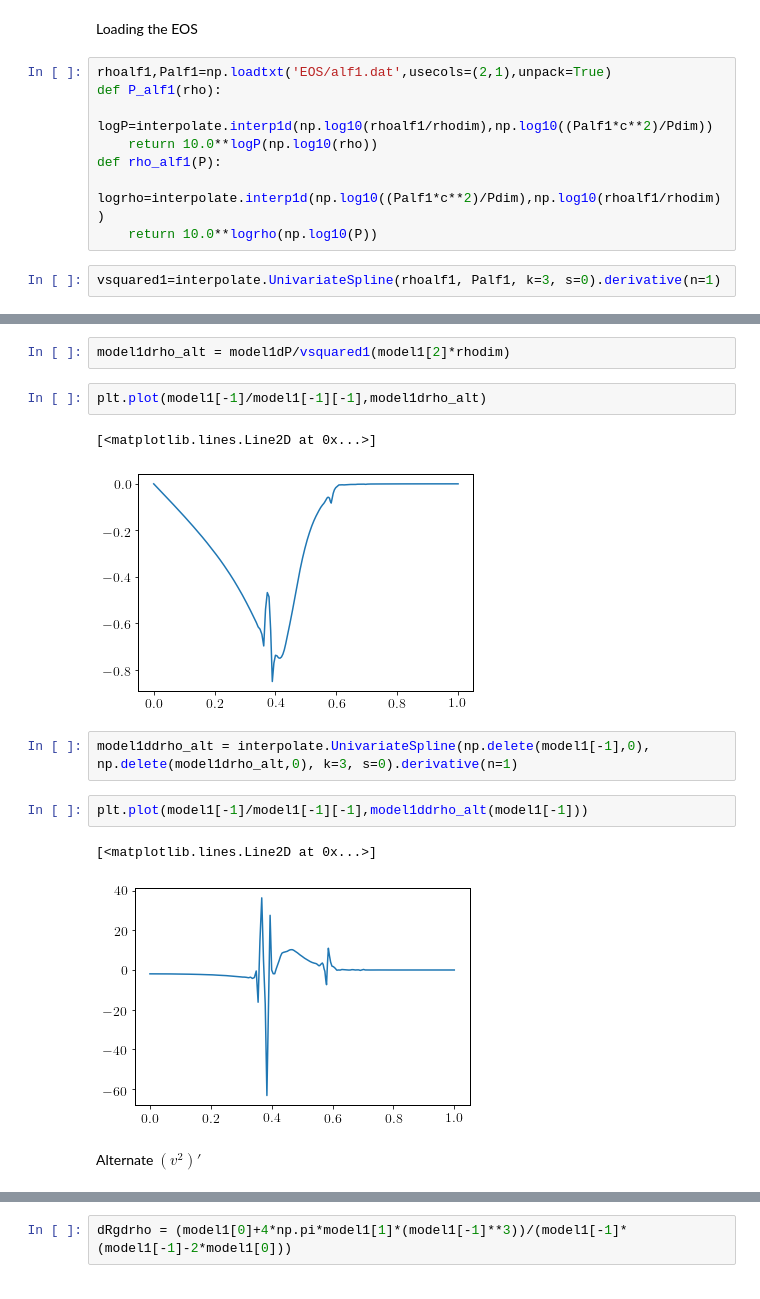
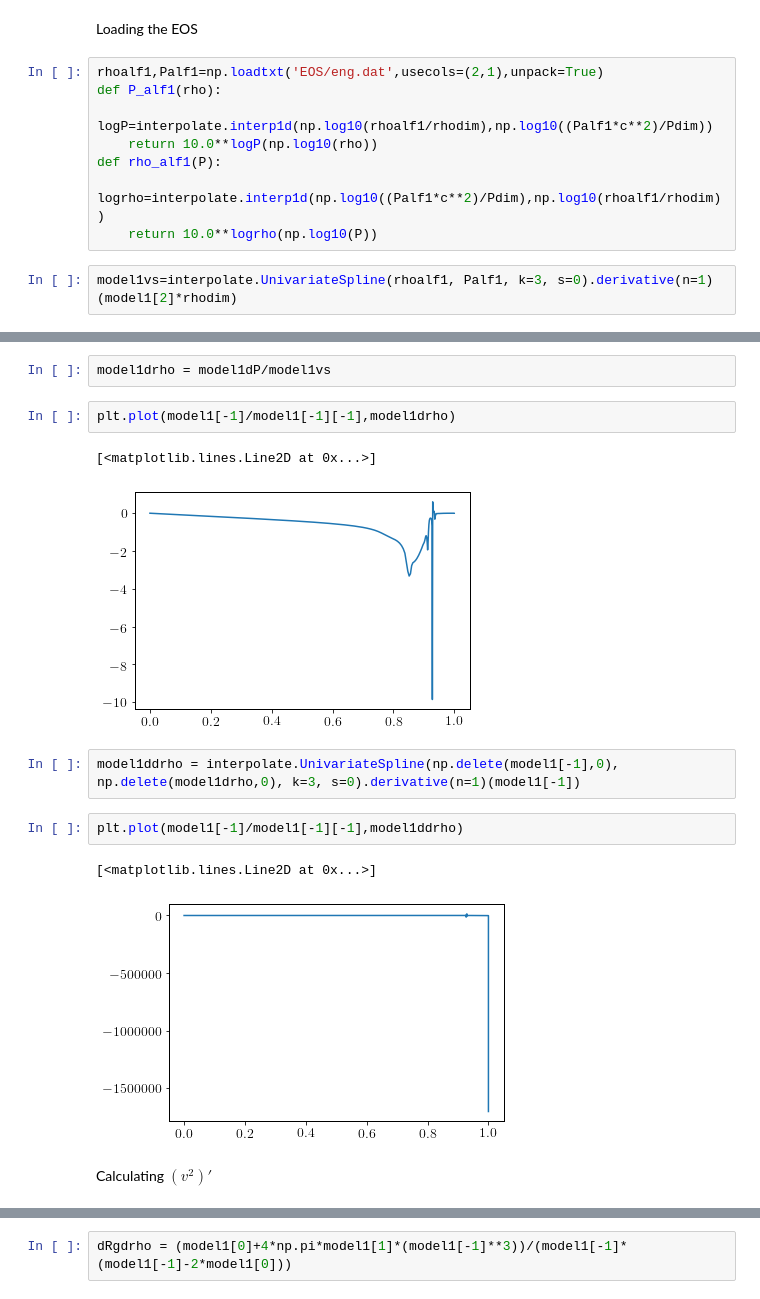
Before and after one commit to DavidRamosSal/stellar_structure, a Jupyter notebook: Cracking_stability.ipynb, the cells around one changed output, grey strips where cells are left out. Drawn from its saved outputs; the diff is of its cells as text.

```diff
--- a/Cracking_stability.ipynb
+++ b/Cracking_stability.ipynb
@@ -72,7 +57,7 @@ $$ \frac{d\rho}{dr} = \frac{d\rho}{dP}\frac{dP}{dr} $$
 # %% [markdown]
 Loading the EOS
 # %%
-rhoalf1,Palf1=np.loadtxt('EOS/alf1.dat',usecols=(2,1),unpack=True)
+rhoalf1,Palf1=np.loadtxt('EOS/eng.dat',usecols=(2,1),unpack=True)
 def P_alf1(rho):
     logP=interpolate.interp1d(np.log10(rhoalf1/rhodim),np.log10((Palf1*c**2)/Pdim))
     return 10.0**logP(np.log10(rho))
@@ -80,5 +65,5 @@ def rho_alf1(P):
     logrho=interpolate.interp1d(np.log10((Palf1*c**2)/Pdim),np.log10(rhoalf1/rhodim))
     return 10.0**logrho(np.log10(P))
 # %%
-vsquared1=interpolate.UnivariateSpline(rhoalf1, Palf1, k=3, s=0).derivative(n=1)
+model1vs=interpolate.UnivariateSpline(rhoalf1, Palf1, k=3, s=0).derivative(n=1)(model1[2]*rhodim)
 # %%
@@ -89,17 +74,17 @@ plt.plot(model1[-1]/model1[-1][-1],vsquared1(model1[2]*rhodim))
-# %%
-model1drho_alt = model1dP/vsquared1(model1[2]*rhodim)
+# %%
+model1drho = model1dP/model1vs
 # %%
-plt.plot(model1[-1]/model1[-1][-1],model1drho_alt)
+plt.plot(model1[-1]/model1[-1][-1],model1drho)
 # %% [output]
 [<matplotlib.lines.Line2D at 0x...>]
-[figure, old version]
+[figure, new version]
 # %%
-model1ddrho_alt = interpolate.UnivariateSpline(np.delete(model1[-1],0), np.delete(model1drho_alt,0), k=3, s=0).derivative(n=1)
+model1ddrho = interpolate.UnivariateSpline(np.delete(model1[-1],0), np.delete(model1drho,0), k=3, s=0).derivative(n=1)(model1[-1])
 # %%
-plt.plot(model1[-1]/model1[-1][-1],model1ddrho_alt(model1[-1]))
+plt.plot(model1[-1]/model1[-1][-1],model1ddrho)
 # %% [output]
 [<matplotlib.lines.Line2D at 0x...>]
-[figure, old version]
+[figure, new version]
 # %% [markdown]
-Alternate $(v^2)'$
+Calculating $(v^2)'$
 # %%
```
Also changed, not shown: parts of 22 cells of this notebook.
